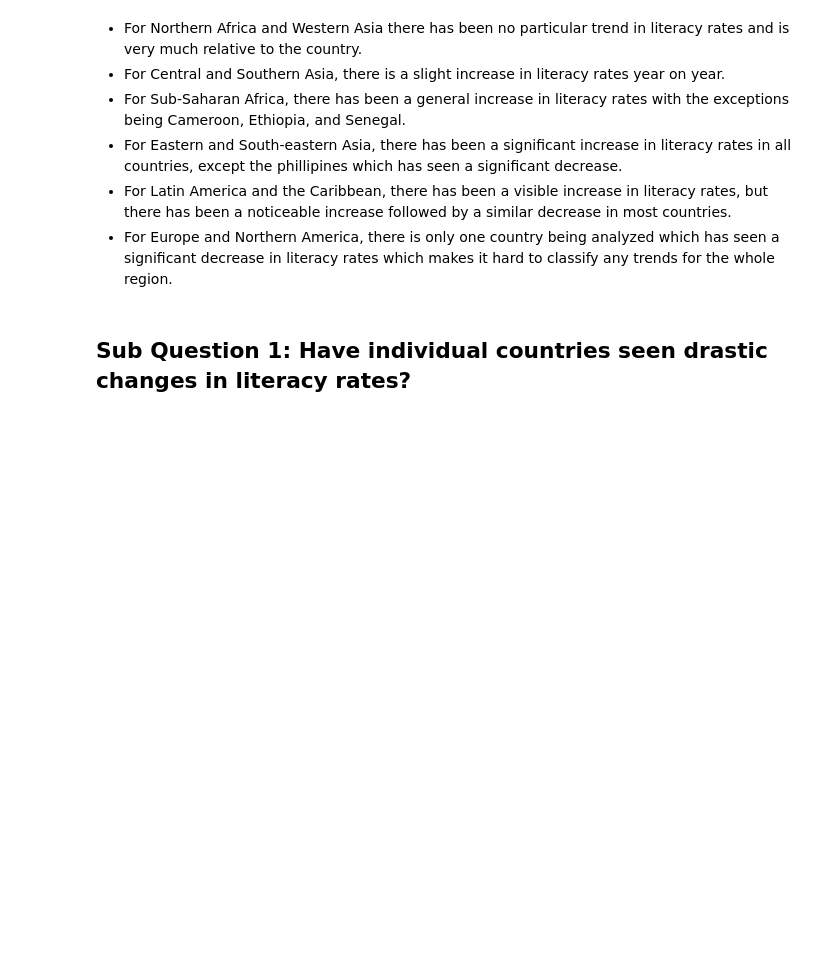
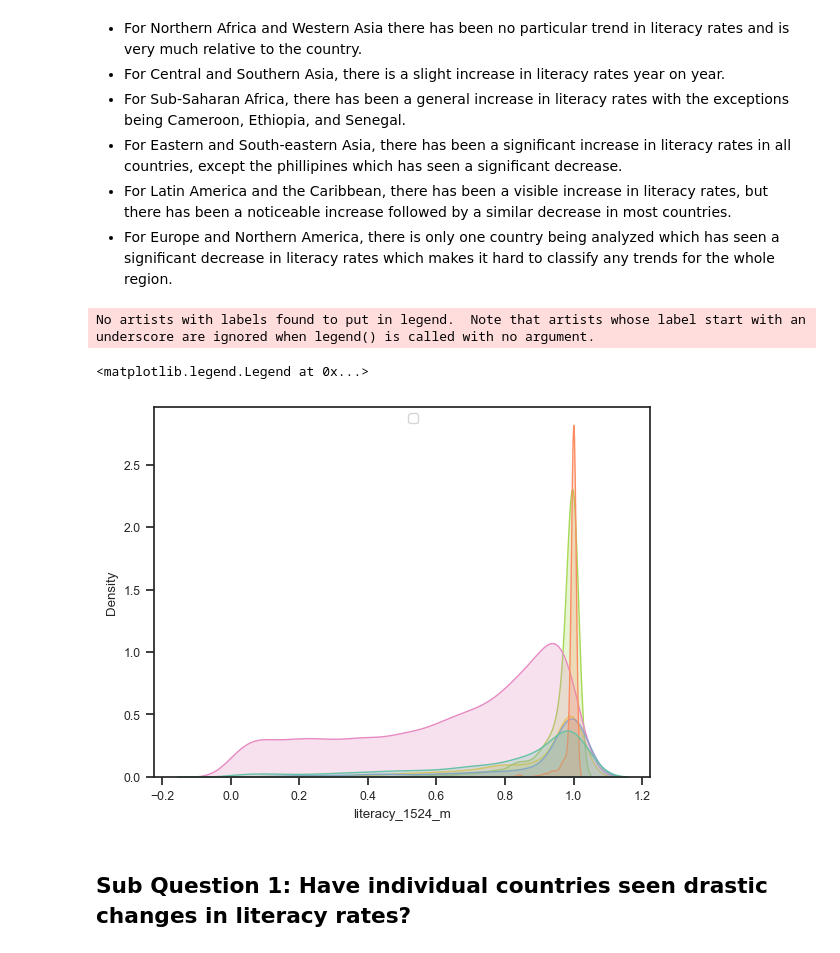
Before and after one commit to ubco-W2022T2-data301/project-group-group18, a Jupyter notebook: analysis/analysis1.ipynb, the cells around one changed output. Drawn from its saved outputs; the diff is of its cells as text; code cells hidden in the pictures; blank space fills up the shorter version.

```diff
--- a/analysis/analysis1.ipynb
+++ b/analysis/analysis1.ipynb
@@ -33,6 +33,25 @@ pf.lineplot(dictionary)
 - For Eastern and South-eastern Asia, there has been a significant increase in literacy rates in all countries, except the phillipines which has seen a significant decrease.
 - For Latin America and the Caribbean, there has been a visible increase in literacy rates, but there has been a noticeable increase followed by a similar decrease in most countries.
 - For Europe and Northern America, there is only one country being analyzed which has seen a significant decrease in literacy rates which makes it hard to classify any trends for the whole region.
+# %%
+#pf.distribution("../data/raw/dataset_raw.csv")
+data = (
+        pd.read_csv("../data/raw/dataset_raw.csv",low_memory=False)
+        .loc[:, ["region_group","country","year","Location","literacy_1524_m"]]
+        .dropna(subset="literacy_1524_m")
+        .reset_index()
+        .drop(columns = ["index"])
+    )
+
+#data = data[data.year>2010]
+
+#plot = sns.violinplot(data=data, y = "region_group", x="literacy_1524_m", hue = "region_group", palette = "Set2")
+plot = sns.kdeplot(data=data, x="literacy_1524_m", hue = "region_group", palette = "Set2",fill = True, legend = True)
+plt.legend(bbox_to_anchor=[.5, 1], loc = "upper left")
+# %% [output]
+No artists with labels found to put in legend.  Note that artists whose label start with an underscore are ignored when legend() is called with no argument.
+<matplotlib.legend.Legend at 0x...>
+[figure, added]
 # %% [markdown]
 ## Sub Question 1: Have individual countries seen drastic changes in literacy rates?
 # %%
```
Also changed, not shown: parts of 6 cells of this notebook, 1 other file.
